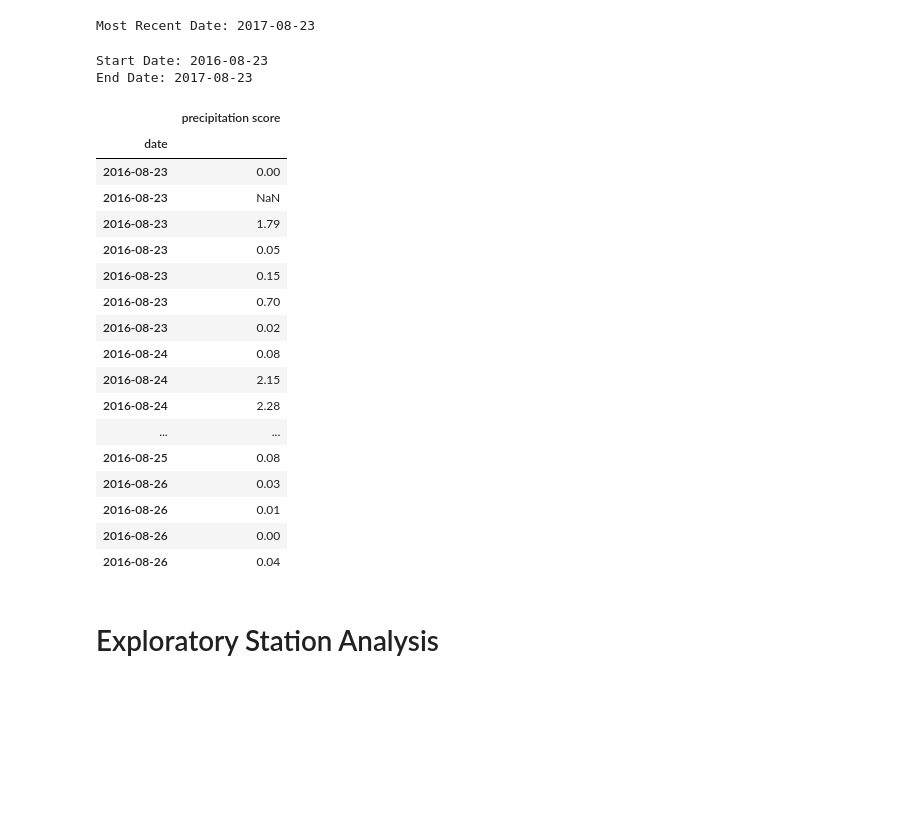
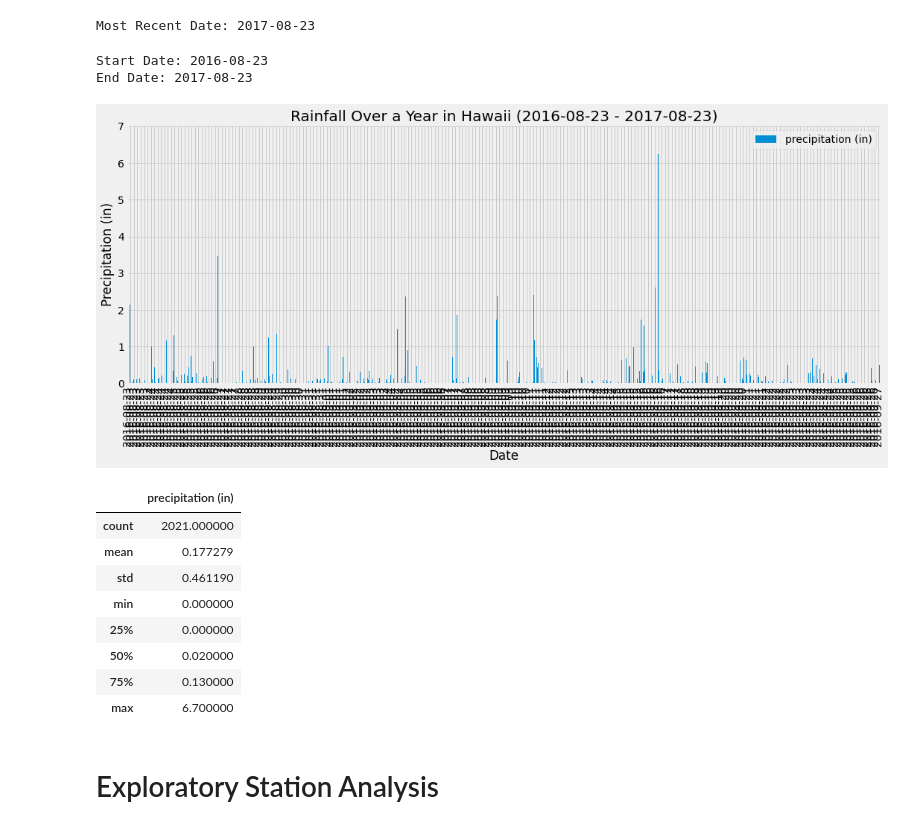
Before and after one commit to madisonfisher/sqlalchemy-challenge, a Jupyter notebook: climate.ipynb, the cells around one changed output. Drawn from its saved outputs; the diff is of its cells as text; code cells hidden in the pictures; blank space fills up the shorter version.

Commit message:
generated abse rain graph

```diff
--- a/climate.ipynb
+++ b/climate.ipynb
@@ -82,42 +82,42 @@ latest_day = int(latest_date_2.strftime("%d"))
 # %%
 # query to retrieve the last 12 months of precipitation data
 start_date = dt.date(latest_year, latest_month, latest_day) - dt.timedelta(days=365)
 print(f'Start Date: {start_date}')
 print(f'End Date: {latest_date}')
 # query to retrieve the date and precipitation scores
 measurement_data = session.query(Measurement.date, Measurement.prcp).\
     filter(func.strftime("%Y-%m-%d", Measurement.date) >= start_date).all()
 measurement_data
 # added to a dataframe
-measurement_df = pd.DataFrame(measurement_data, columns=['date', 'precipitation score'])
+measurement_df = pd.DataFrame(measurement_data, columns=['date', 'precipitation (in)'])
 measurement_df.set_index('date', inplace=True)
 # sort by date
 measurement_df = measurement_df.sort_index()
-measurement_df.head(25)
 # Use Pandas Plotting with Matplotlib to plot the data
+measurement_df.plot(kind="bar", figsize=(15,7))
+plt.title(f'Rainfall Over a Year in Hawaii ({start_date} - {latest_date})')
+plt.ylabel("Precipitation (in)")
+plt.xlabel("Date")
+plt.xticks(np.arange(0, len(measurement_df["precipitation (in)"]), 10))
+plt.tight_layout()
+plt.show()
 # %% [output]
 Start Date: 2016-08-23
 End Date: 2017-08-23
-|  | precipitation score |
-| date |  |
-| 2016-08-23 | 0.00 |
-| 2016-08-23 | NaN |
-| 2016-08-23 | 1.79 |
-| 2016-08-23 | 0.05 |
-| 2016-08-23 | 0.15 |
-| 2016-08-23 | 0.70 |
-| 2016-08-23 | 0.02 |
-| 2016-08-24 | 0.08 |
-| 2016-08-24 | 2.15 |
-| 2016-08-24 | 2.28 |
-| ... | ... |
-| 2016-08-25 | 0.08 |
-| 2016-08-26 | 0.03 |
-| 2016-08-26 | 0.01 |
-| 2016-08-26 | 0.00 |
-| 2016-08-26 | 0.04 |
+[figure, added]
 # %%
 # Use Pandas to calcualte the summary statistics for the precipitation data
+measurement_df.describe()
+# %% [output]
+|  | precipitation (in) |
+| count | 2021.000000 |
+| mean | 0.177279 |
+| std | 0.461190 |
+| min | 0.000000 |
+| 25% | 0.000000 |
+| 50% | 0.020000 |
+| 75% | 0.130000 |
+| max | 6.700000 |
 # %% [markdown]
 # Exploratory Station Analysis
 # %%
```
